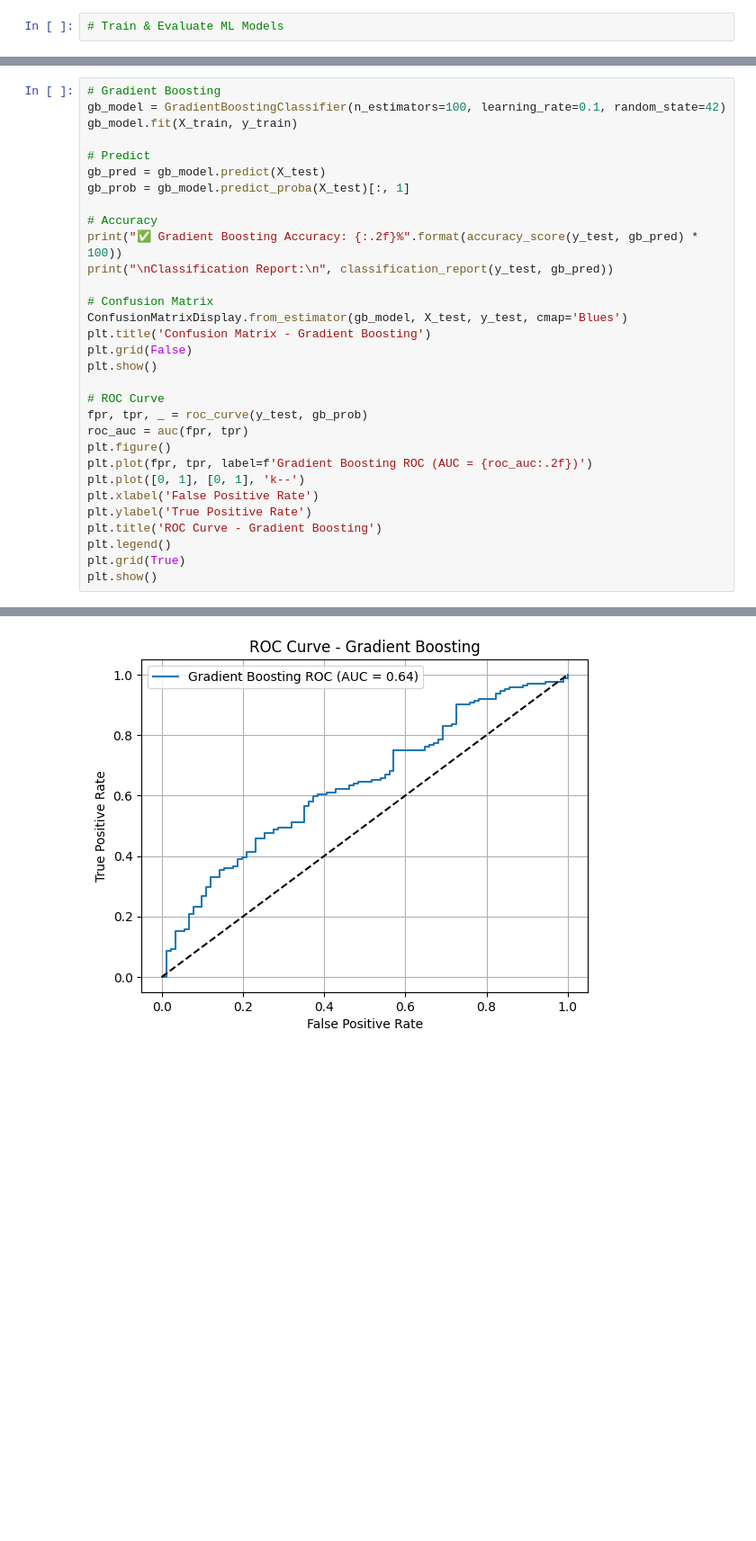
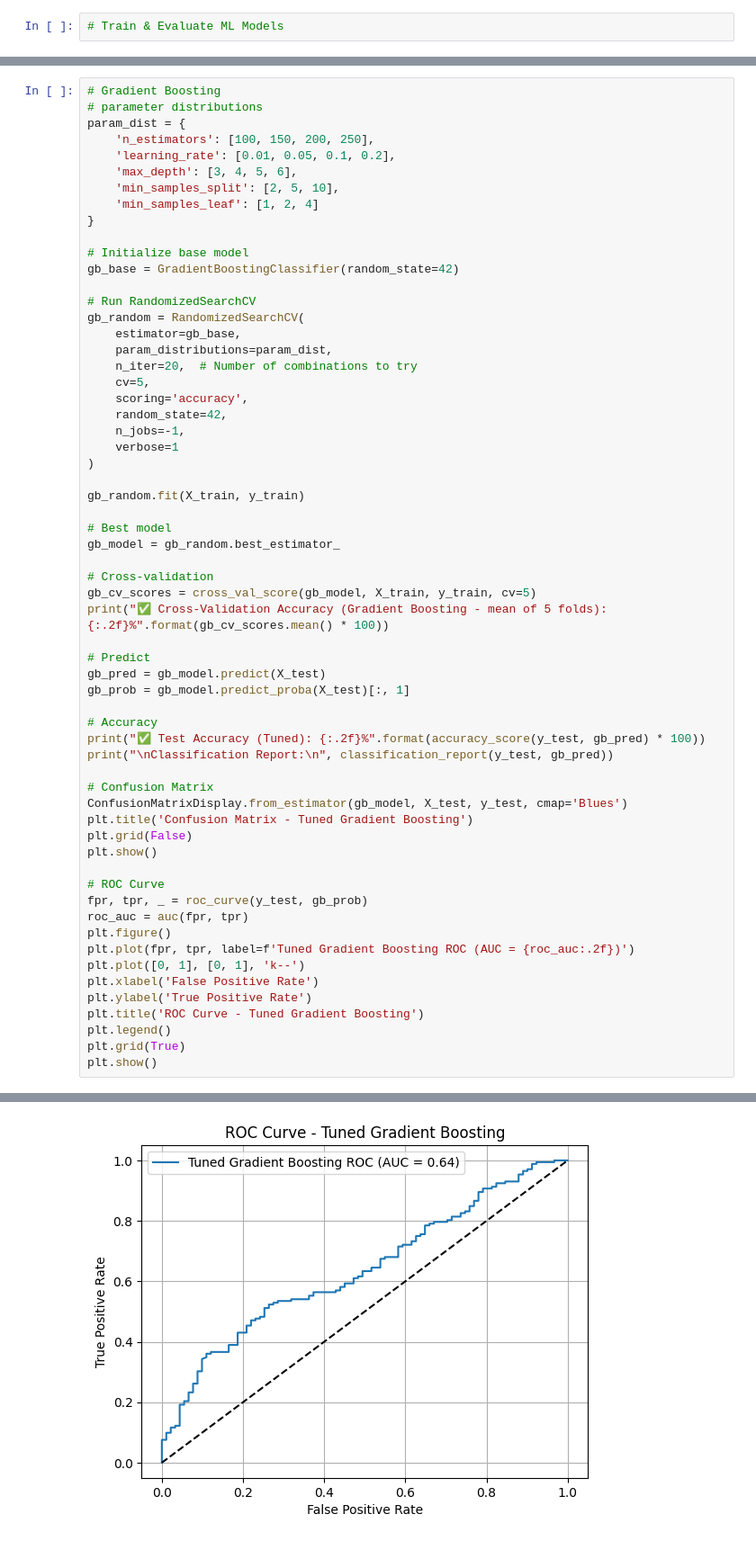
Before and after one commit to github-cweehy/Lung-Cancer-Detection-ML, a Jupyter notebook: lungcancer.ipynb, the cells around one changed output, grey strips where cells are left out. Shown at 90% size. Drawn from its saved outputs; the diff is of its cells as text; blank space fills up the shorter version.

```diff
--- a/lungcancer.ipynb
+++ b/lungcancer.ipynb
@@ -467,20 +473,50 @@ weighted avg       0.61      0.65      0.60       263
 [figure]
 # %%
 # Gradient Boosting
-gb_model = GradientBoostingClassifier(n_estimators=100, learning_rate=0.1, random_state=42)
-gb_model.fit(X_train, y_train)
+# parameter distributions
+param_dist = {
+    'n_estimators': [100, 150, 200, 250],
+    'learning_rate': [0.01, 0.05, 0.1, 0.2],
+    'max_depth': [3, 4, 5, 6],
+    'min_samples_split': [2, 5, 10],
+    'min_samples_leaf': [1, 2, 4]
+}
+
+# Initialize base model
+gb_base = GradientBoostingClassifier(random_state=42)
+
+# Run RandomizedSearchCV
+gb_random = RandomizedSearchCV(
+    estimator=gb_base,
+    param_distributions=param_dist,
+    n_iter=20,  # Number of combinations to try
+    cv=5,
+    scoring='accuracy',
+    random_state=42,
+    n_jobs=-1,
+    verbose=1
+)
+
+gb_random.fit(X_train, y_train)
+
+# Best model
+gb_model = gb_random.best_estimator_
+
+# Cross-validation
+gb_cv_scores = cross_val_score(gb_model, X_train, y_train, cv=5)
+print("✅ Cross-Validation Accuracy (Gradient Boosting - mean of 5 folds): {:.2f}%".format(gb_cv_scores.mean() * 100))
 
 # Predict
 gb_pred = gb_model.predict(X_test)
 gb_prob = gb_model.predict_proba(X_test)[:, 1]
 
 # Accuracy
-print("✅ Gradient Boosting Accuracy: {:.2f}%".format(accuracy_score(y_test, gb_pred) * 100))
+print("✅ Test Accuracy (Tuned): {:.2f}%".format(accuracy_score(y_test, gb_pred) * 100))
 print("\nClassification Report:\n", classification_report(y_test, gb_pred))
 
 # Confusion Matrix
 ConfusionMatrixDisplay.from_estimator(gb_model, X_test, y_test, cmap='Blues')
-plt.title('Confusion Matrix - Gradient Boosting')
+plt.title('Confusion Matrix - Tuned Gradient Boosting')
 plt.grid(False)
 plt.show()
 
@@ -488,11 +524,11 @@ plt.show()
 fpr, tpr, _ = roc_curve(y_test, gb_prob)
 roc_auc = auc(fpr, tpr)
 plt.figure()
-plt.plot(fpr, tpr, label=f'Gradient Boosting ROC (AUC = {roc_auc:.2f})')
+plt.plot(fpr, tpr, label=f'Tuned Gradient Boosting ROC (AUC = {roc_auc:.2f})')
 plt.plot([0, 1], [0, 1], 'k--')
 plt.xlabel('False Positive Rate')
 plt.ylabel('True Positive Rate')
-plt.title('ROC Curve - Gradient Boosting')
+plt.title('ROC Curve - Tuned Gradient Boosting')
 plt.legend()
 plt.grid(True)
 plt.show()
@@ -512,4 +550,4 @@ weighted avg       0.60      0.62      0.60       263
-[figure, old version]
+[figure, new version]
 # %%
 # Predict probabilities for ROC (positive class = 1)
 logreg_prob = logreg.predict_proba(X_test)[:, 1]
```
Also changed, not shown: parts of 5 cells of this notebook.
